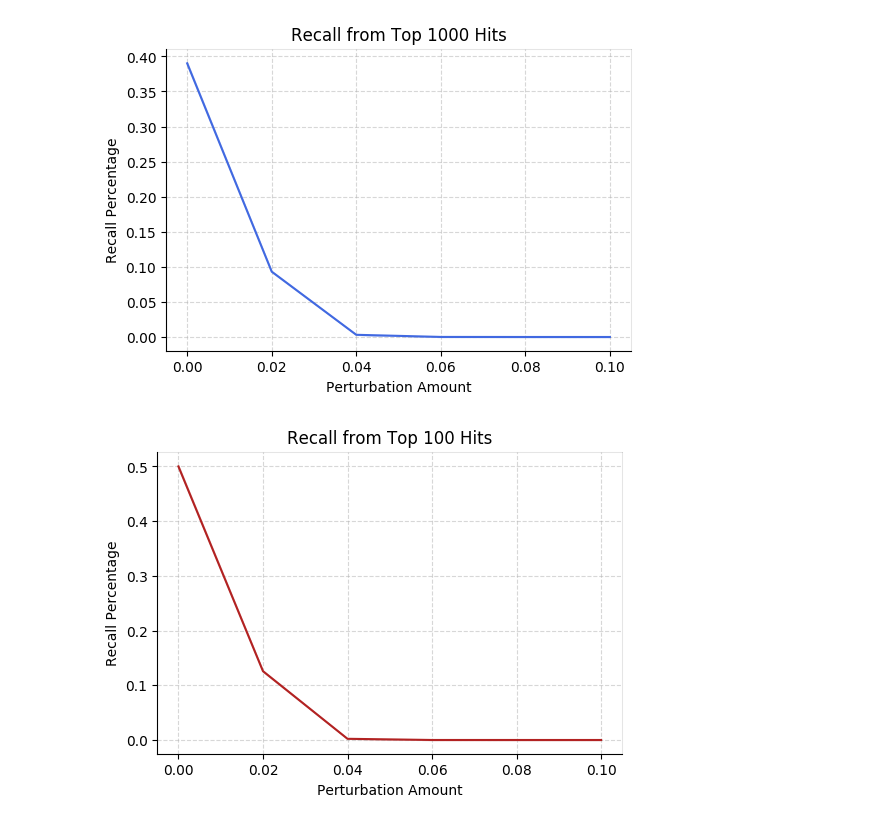
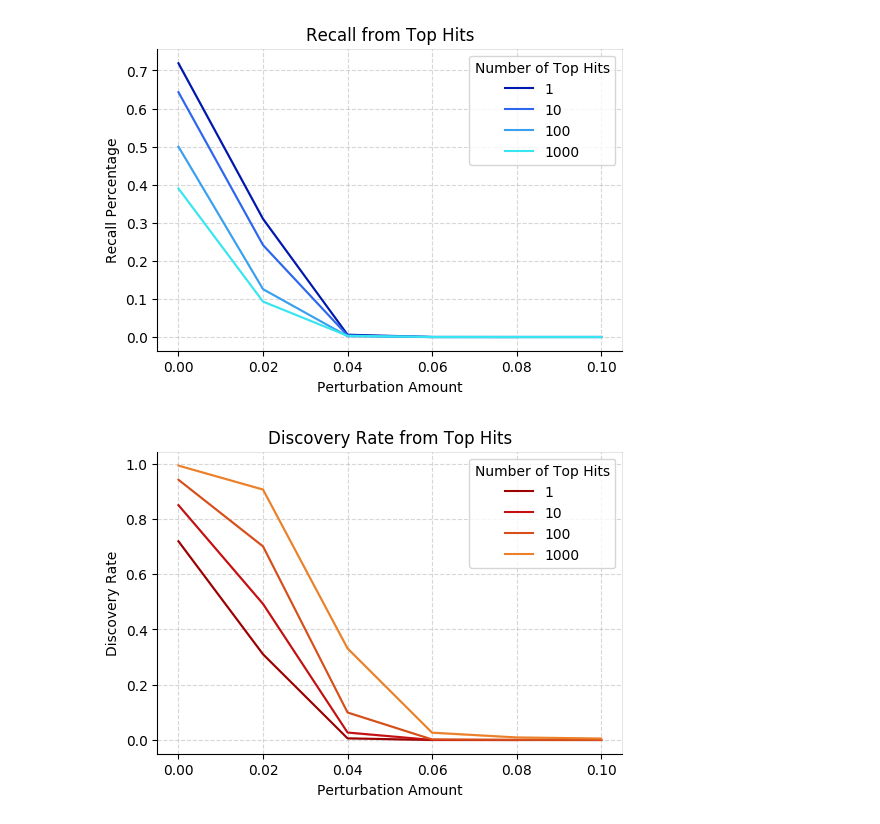
Before and after one commit to psturmfels/adversarial_faces, a Jupyter notebook: notebooks/plot_pgd_success_rate.ipynb, the cells around one changed output. Cells and saved outputs as stored; diff of their text form; code cells hidden in the pictures.

Commit message:
running new results on target image and modified datasets

```diff
--- a/notebooks/plot_pgd_success_rate.ipynb
+++ b/notebooks/plot_pgd_success_rate.ipynb
@@ -31,12 +31,18 @@ concat_df['recall_percentage'] = concat_df['recall_count'] / np.minimum(concat_d
 # %%
 fig, ax = line_bar_plot(x='epsilon',
                         y='recall_percentage',
-                        data=concat_df[concat_df['k'] == 1000],
+                        data=concat_df,
+                        color_by='k',
                         use_bootstrap=False,
                         color='royalblue',
-                        title='Recall from Top 1000 Hits',
+                        title='Recall from Top Hits',
                         ylabel='Recall Percentage',
-                        xlabel='Perturbation Amount')
-plt.savefig('recall1000.pdf')
+                        xlabel='Perturbation Amount',
+                        legend_title='Number of Top Hits',
+                        colors=['#0017ad',
+                                '#2d67ed',
+                                '#37a0f0',
+                                '#37e6f0'])
+plt.savefig('figures/recall_percentage.pdf')
 # %% [output]
-[figure, old version]
+[figure, new version]
@@ -43,12 +51,18 @@ plt.savefig('recall1000.pdf')
 # %%
 fig, ax = line_bar_plot(x='epsilon',
-                        y='recall_percentage',
-                        data=concat_df[concat_df['k'] == 100],
+                        y='discovery_rate',
+                        data=concat_df,
+                        color_by='k',
                         use_bootstrap=False,
-                        color='firebrick',
-                        title='Recall from Top 100 Hits',
-                        ylabel='Recall Percentage',
-                        xlabel='Perturbation Amount')
-plt.savefig('recall100.pdf')
+                        color='royalblue',
+                        title='Discovery Rate from Top Hits',
+                        ylabel='Discovery Rate',
+                        xlabel='Perturbation Amount',
+                        legend_title='Number of Top Hits',
+                        colors=['#9c0000',
+                                '#c41010',
+                                '#d64f1a',
+                                '#eb8028'])
+plt.savefig('figures/discovery_rate.pdf')
 # %% [output]
-[figure, old version]
+[figure, new version]
```
Also changed, not shown: parts of 3 cells of this notebook, 8 other files.
